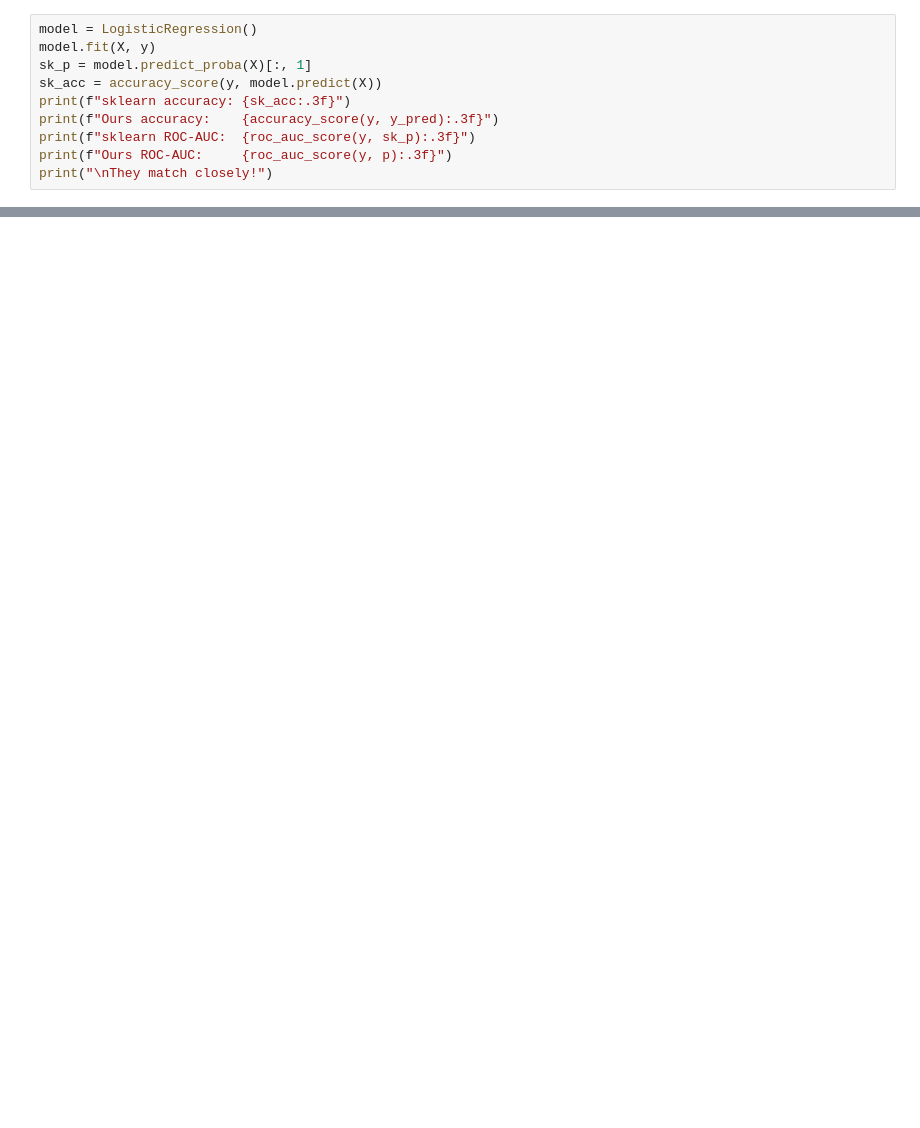
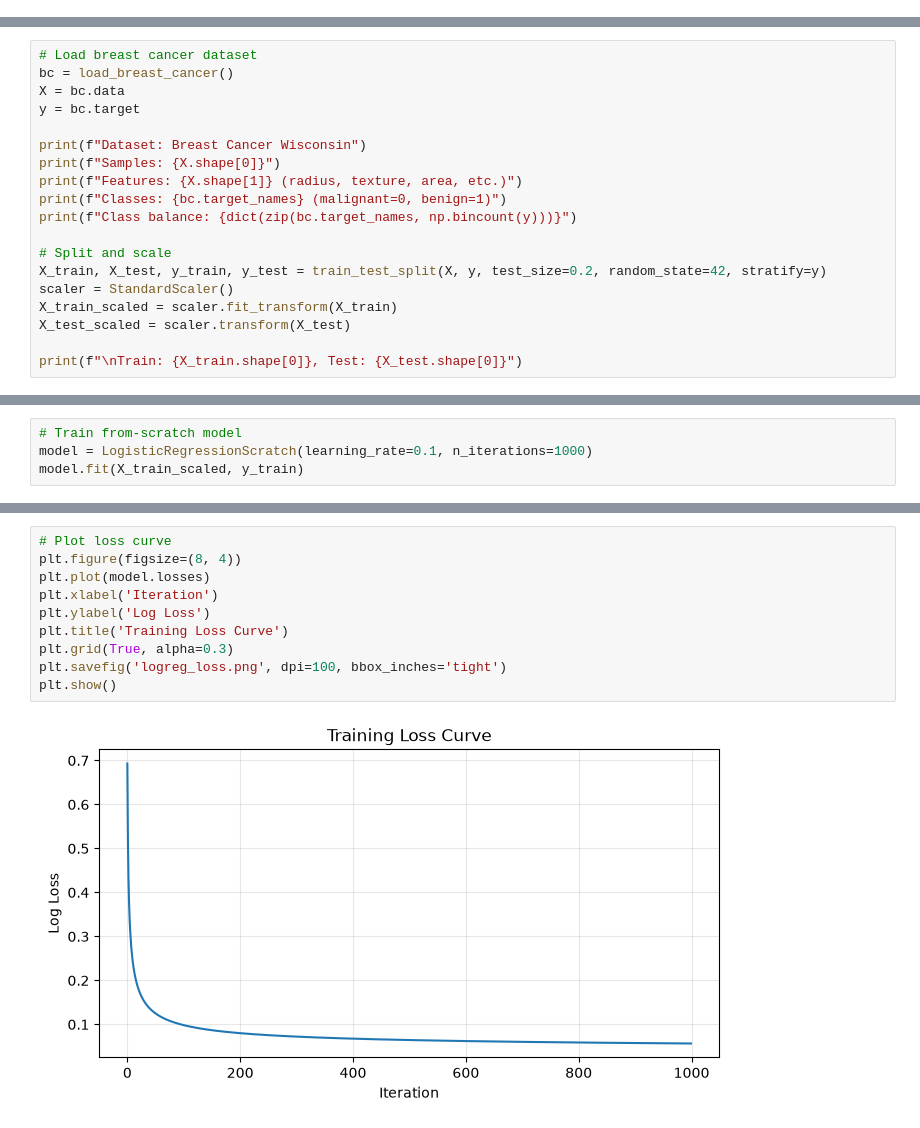
Before and after one commit to 5at4am/complete-data-science, a Jupyter notebook: notebooks/05_machine_learning/05_03_logistic_regression.ipynb, the cells around one changed output, grey strips where cells are left out. Cells and saved outputs as stored; diff of their text form; blank space fills up the shorter version.

```diff
--- a/notebooks/05_machine_learning/05_03_logistic_regression.ipynb
+++ b/notebooks/05_machine_learning/05_03_logistic_regression.ipynb
@@ -136,10 +0,0 @@ Verify our implementation matches sklearn.
-# %%
-model = LogisticRegression()
-model.fit(X, y)
-sk_p = model.predict_proba(X)[:, 1]
-sk_acc = accuracy_score(y, model.predict(X))
-print(f"sklearn accuracy: {sk_acc:.3f}")
-print(f"Ours accuracy:    {accuracy_score(y, y_pred):.3f}")
-print(f"sklearn ROC-AUC:  {roc_auc_score(y, sk_p):.3f}")
-print(f"Ours ROC-AUC:     {roc_auc_score(y, p):.3f}")
-print("\nThey match closely!")
@@ -352,0 +188,19 @@ LAST VERIFIED: 2026-08-28
+# %%
+# Load breast cancer dataset
+bc = load_breast_cancer()
+X = bc.data
+y = bc.target
+
+print(f"Dataset: Breast Cancer Wisconsin")
+print(f"Samples: {X.shape[0]}")
+print(f"Features: {X.shape[1]} (radius, texture, area, etc.)")
+print(f"Classes: {bc.target_names} (malignant=0, benign=1)")
+print(f"Class balance: {dict(zip(bc.target_names, np.bincount(y)))}")
+
+# Split and scale
+X_train, X_test, y_train, y_test = train_test_split(X, y, test_size=0.2, random_state=42, stratify=y)
+scaler = StandardScaler()
+X_train_scaled = scaler.fit_transform(X_train)
+X_test_scaled = scaler.transform(X_test)
+
+print(f"\nTrain: {X_train.shape[0]}, Test: {X_test.shape[0]}")
@@ -352,0 +215,4 @@ LAST VERIFIED: 2026-08-28
+# %%
+# Train from-scratch model
+model = LogisticRegressionScratch(learning_rate=0.1, n_iterations=1000)
+model.fit(X_train_scaled, y_train)
@@ -352,0 +225,12 @@ LAST VERIFIED: 2026-08-28
+# %%
+# Plot loss curve
+plt.figure(figsize=(8, 4))
+plt.plot(model.losses)
+plt.xlabel('Iteration')
+plt.ylabel('Log Loss')
+plt.title('Training Loss Curve')
+plt.grid(True, alpha=0.3)
+plt.savefig('logreg_loss.png', dpi=100, bbox_inches='tight')
+plt.show()
+# %% [output]
+[figure, added]
```
Also changed, not shown: parts of 56 cells of this notebook, 30 other files.
